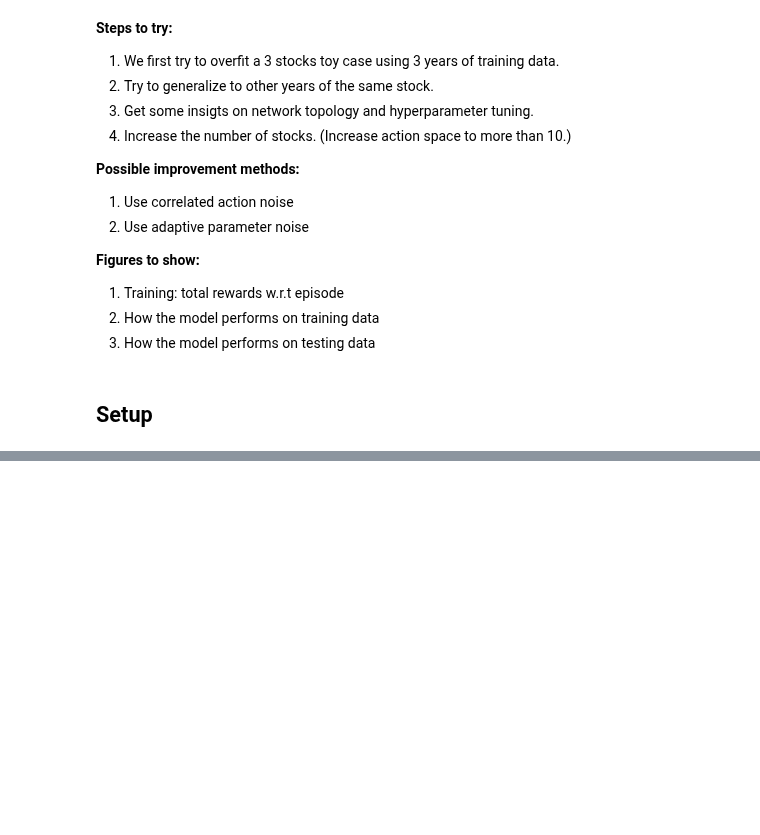
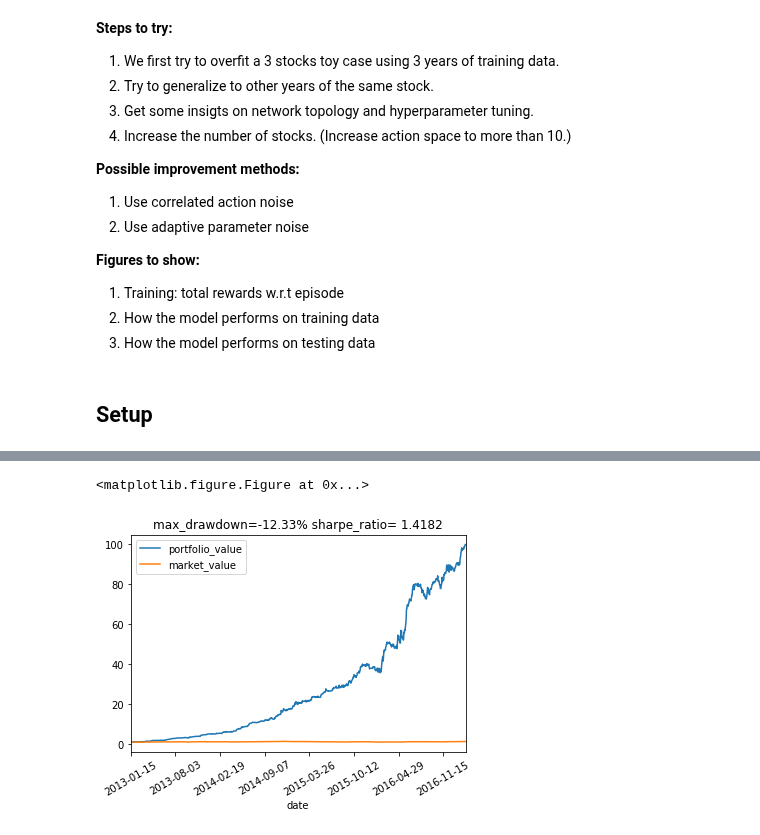
Before and after one commit to vermouth1992/drl-portfolio-management, a Jupyter notebook: src/ddpg_experiments.ipynb, the cells around one changed output, grey strips where cells are left out. Cells and saved outputs as stored; diff of their text form; code cells hidden in the pictures; blank space fills up the shorter version.

```diff
--- a/src/ddpg_experiments.ipynb
+++ b/src/ddpg_experiments.ipynb
@@ -112,0 +89,18 @@ ddpg_model_from_file.build_model(load_weights=True)
+# %%
+# instantiate environment, 3 stocks, with trading cost, window_length 50, start_date sample each time
+env = PortfolioEnv(target_history, target_stocks, steps=1500, window_length=window_length)
+sess = tf.Session()
+action_dim = [nb_classes]
+state_dim = [nb_classes, window_length]
+batch_size = 64
+action_bound = 1.
+tau = 1e-3
+actor = StockActor(sess, state_dim, action_dim, action_bound, 1e-4, tau, batch_size)
+critic = StockCritic(sess=sess, state_dim=state_dim, action_dim=action_dim, tau=1e-3,
+                     learning_rate=1e-3, num_actor_vars=actor.get_num_trainable_vars())
+actor_noise = OrnsteinUhlenbeckActionNoise(mu=np.zeros(action_dim))
+
+ddpg_model = DDPG(env, sess, actor, critic, actor_noise, obs_normalizer=obs_normalizer,
+                  config_file='config/stock.json', model_save_path='weights/stock/checkpoint.ckpt',
+                  summary_path='results/stock/')
+ddpg_model.initialize(load_weights=True, verbose=False)
@@ -112,0 +116,11 @@ ddpg_model_from_file.build_model(load_weights=True)
+# %%
+# evaluate the model with training data
+observation, info = env.reset()
+done = False
+while not done:
+    action = ddpg_model.predict_single(observation)
+    observation, _, done, _ = env.step(action)
+env._render()
+# %% [output]
+<matplotlib.figure.Figure at 0x...>
+[figure, added]
```
Also changed, not shown: parts of 26 cells of this notebook, 3 other files.
